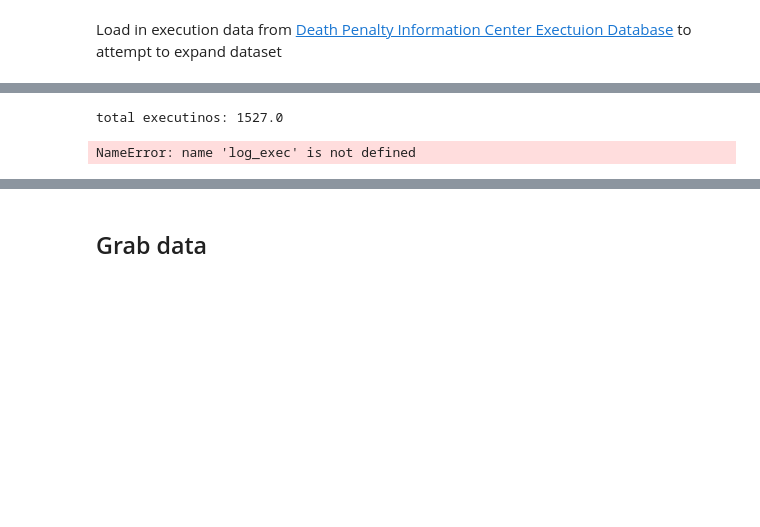
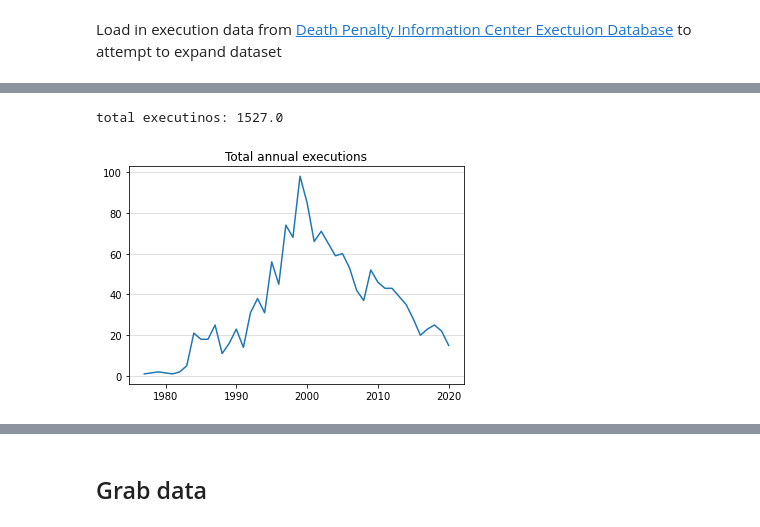
Before and after one commit to isaac-n-friends/499_final, a Jupyter notebook: Project.ipynb, the cells around one changed output, grey strips where cells are left out. Cells and saved outputs as stored; diff of their text form; code cells hidden in the pictures; blank space fills up the shorter version.

```diff
--- a/Project.ipynb
+++ b/Project.ipynb
@@ -65,14 +93,13 @@ exs.head(4)
 | 3 | 4 | 1981-03-09 | Steven | Judy | NaN | NaN | White | Male | Midwest | ... |
 # %%
 execbyyr = exs.groupby(exs.date.dt.year)['execs'].agg('sum')
+log_exec = np.log(execbyyr)
 print('total executinos:',sum(execbyyr))
 
-plt.plot(log_exec)
+plt.plot(execbyyr)
 plt.plot()
 plt.title('Total annual executions')
 plt.grid(axis='y', alpha=0.5)
-
-log_exec = np.log(execbyyr)
 # %% [output]
 total executinos: 1527.0
-NameError: name 'log_exec' is not defined
+[figure, added]
```
Also changed, not shown: parts of 7 cells of this notebook.
